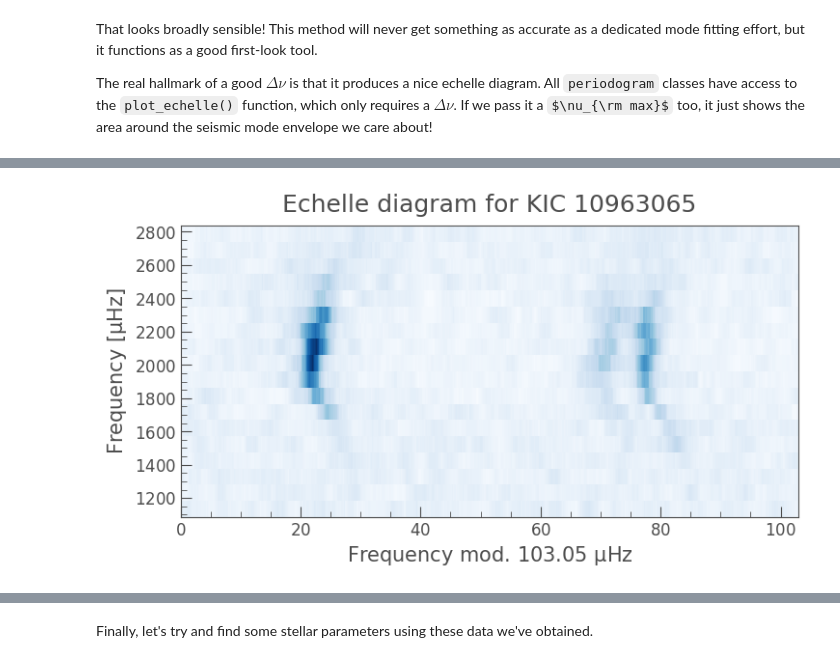
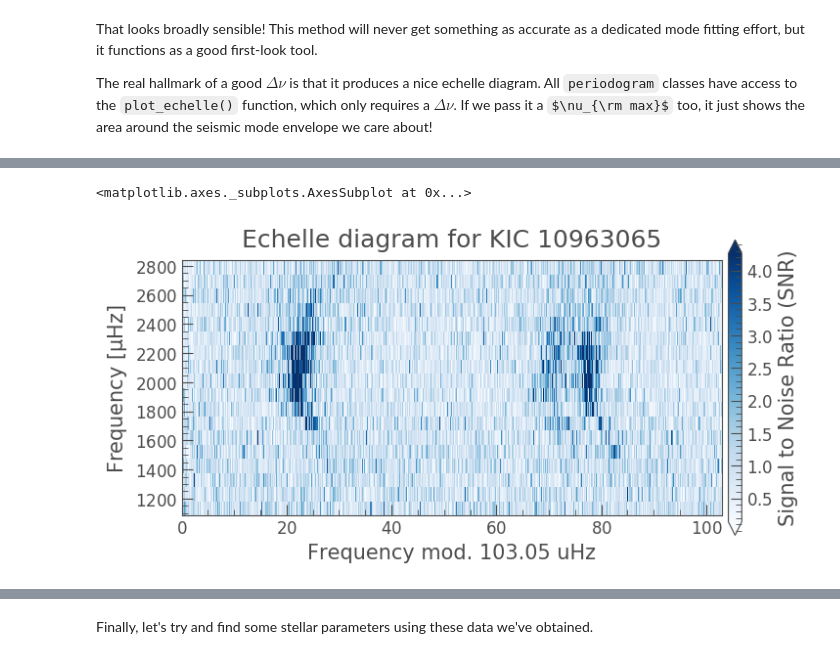
Before and after one commit to ojhall94/TASC5_lightkurve, a Jupyter notebook: Notebooks/Rudy-example.ipynb, the cells around one changed output, grey strips where cells are left out. Cells and saved outputs as stored; diff of their text form; code cells hidden in the pictures; some formulas as TeX source.

```diff
--- a/Notebooks/Rudy-example.ipynb
+++ b/Notebooks/Rudy-example.ipynb
@@ -161,4 +183,5 @@ If you (like me) prefer to smooth your echelle diagrams a little, you can make c
-# %%
-ax = snr.smooth(filter_width=2).plot_echelle(deltanu, numax)
-# %% [output]
-[figure, removed]
+# %%
+butler.plot_echelle()
+# %% [output]
+<matplotlib.axes._subplots.AxesSubplot at 0x...>
+[figure, added]
```
Also changed, not shown: parts of 37 cells of this notebook, 4 other files.
